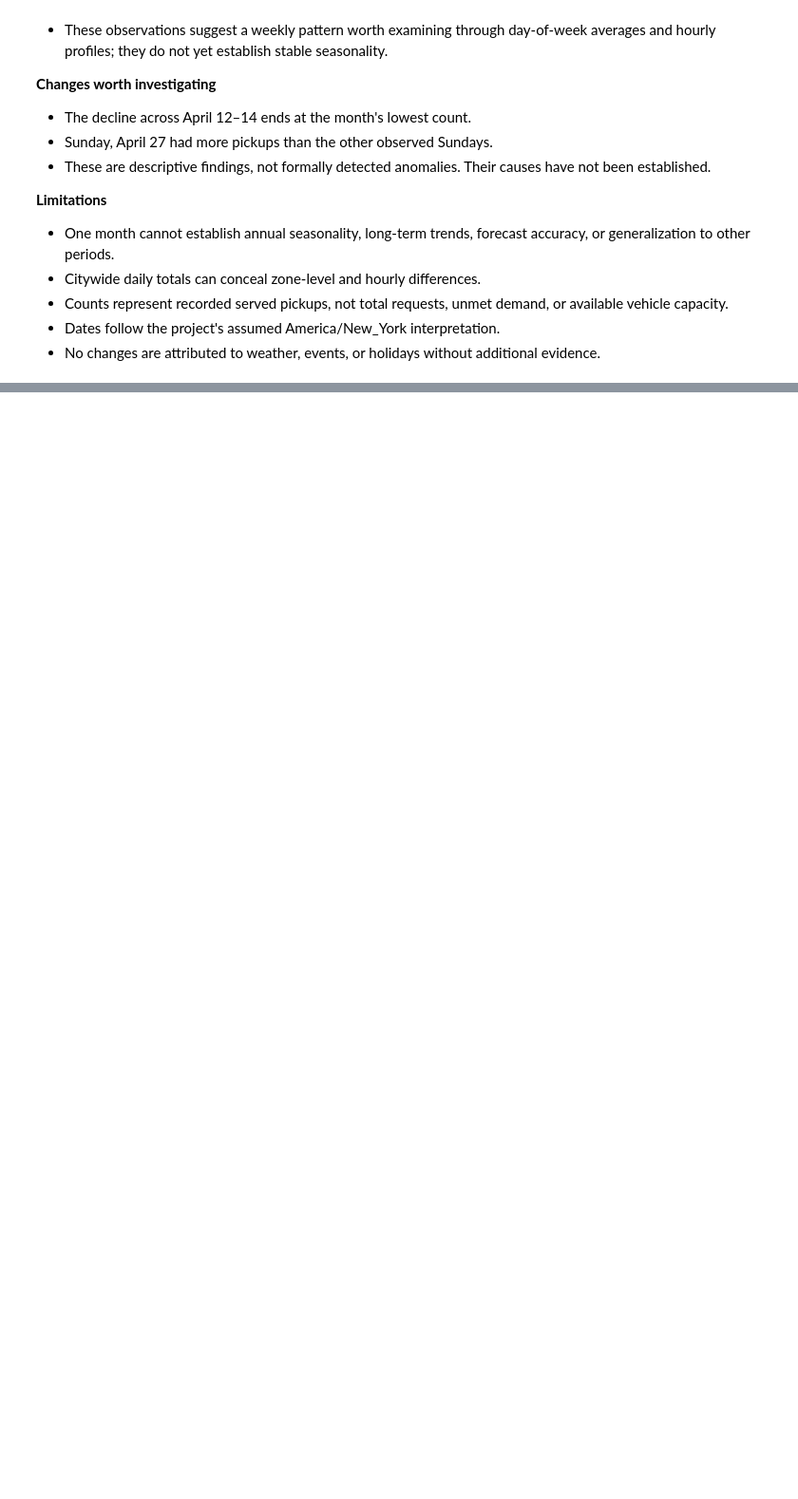
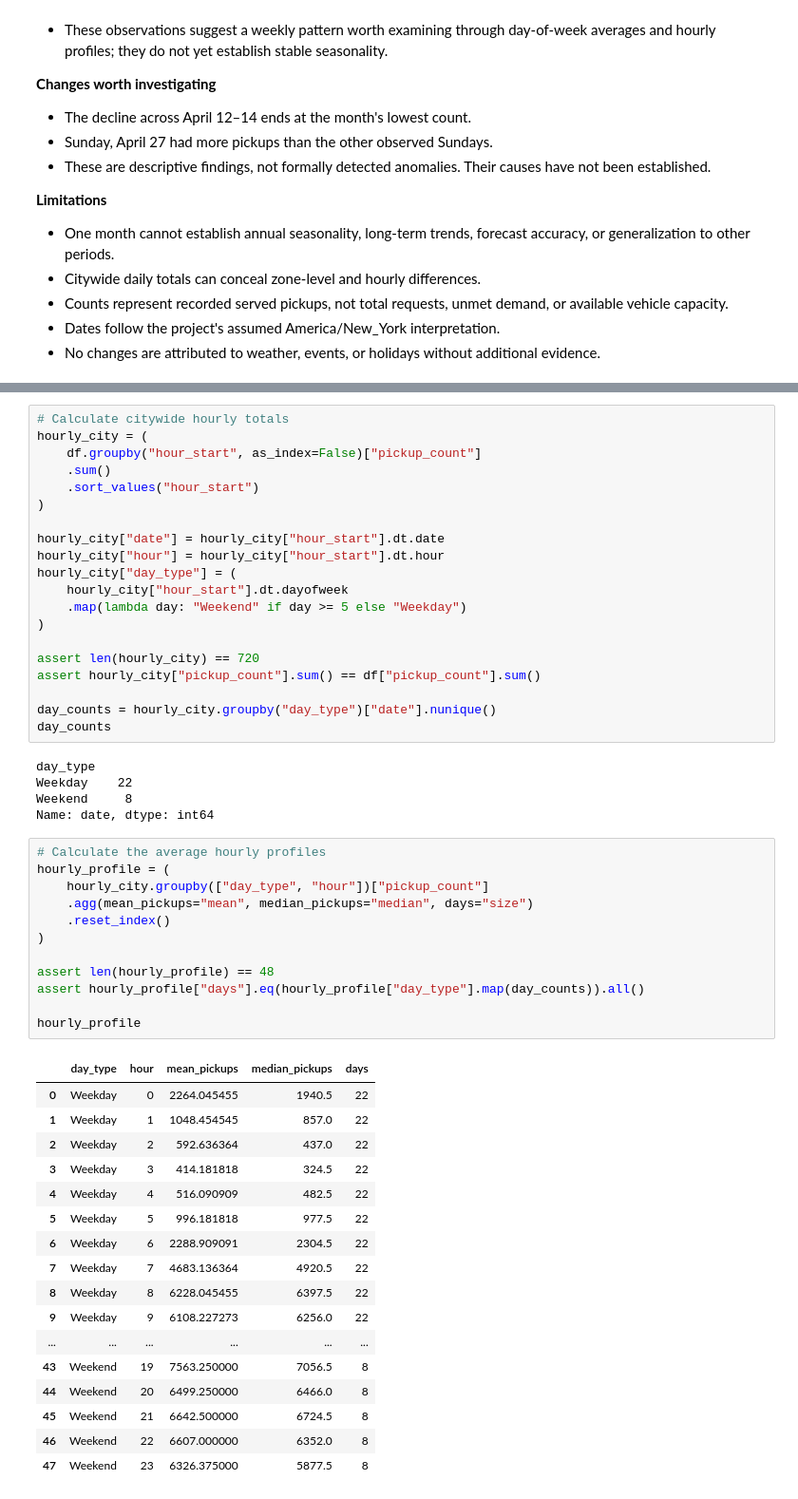
Before and after one commit to neehanthreddym/urban-mobility-demand-forecasting, a Jupyter notebook: notebooks/01_april_eda.ipynb, the cells around one changed output, grey strips where cells are left out. Shown at 95% size. Saved outputs shown, nothing was run; the diff lists cells and outputs as text; blank space fills up the shorter version.

```diff
--- a/notebooks/01_april_eda.ipynb
+++ b/notebooks/01_april_eda.ipynb
@@ -159,0 +170,55 @@ Lowest-count day: 2025-04-14  –  99545  pickups
+# %%
+# Calculate citywide hourly totals
+hourly_city = (
+    df.groupby("hour_start", as_index=False)["pickup_count"]
+    .sum()
+    .sort_values("hour_start")
+)
+
+hourly_city["date"] = hourly_city["hour_start"].dt.date
+hourly_city["hour"] = hourly_city["hour_start"].dt.hour
+hourly_city["day_type"] = (
+    hourly_city["hour_start"].dt.dayofweek
+    .map(lambda day: "Weekend" if day >= 5 else "Weekday")
+)
+
+assert len(hourly_city) == 720
+assert hourly_city["pickup_count"].sum() == df["pickup_count"].sum()
+
+day_counts = hourly_city.groupby("day_type")["date"].nunique()
+day_counts
+# %% [output]
+day_type
+Weekday    22
+Weekend     8
+Name: date, dtype: int64
+# %%
+# Calculate the average hourly profiles
+hourly_profile = (
+    hourly_city.groupby(["day_type", "hour"])["pickup_count"]
+    .agg(mean_pickups="mean", median_pickups="median", days="size")
+    .reset_index()
+)
+
+assert len(hourly_profile) == 48
+assert hourly_profile["days"].eq(hourly_profile["day_type"].map(day_counts)).all()
+
+hourly_profile
+# %% [output]
+|  | day_type | hour | mean_pickups | median_pickups | days |
+| 0 | Weekday | 0 | 2264.045455 | 1940.5 | 22 |
+| 1 | Weekday | 1 | 1048.454545 | 857.0 | 22 |
+| 2 | Weekday | 2 | 592.636364 | 437.0 | 22 |
+| 3 | Weekday | 3 | 414.181818 | 324.5 | 22 |
+| 4 | Weekday | 4 | 516.090909 | 482.5 | 22 |
+| 5 | Weekday | 5 | 996.181818 | 977.5 | 22 |
+| 6 | Weekday | 6 | 2288.909091 | 2304.5 | 22 |
+| 7 | Weekday | 7 | 4683.136364 | 4920.5 | 22 |
+| 8 | Weekday | 8 | 6228.045455 | 6397.5 | 22 |
+| 9 | Weekday | 9 | 6108.227273 | 6256.0 | 22 |
+| ... | ... | ... | ... | ... | ... |
+| 43 | Weekend | 19 | 7563.250000 | 7056.5 | 8 |
+| 44 | Weekend | 20 | 6499.250000 | 6466.0 | 8 |
+| 45 | Weekend | 21 | 6642.500000 | 6724.5 | 8 |
+| 46 | Weekend | 22 | 6607.000000 | 6352.0 | 8 |
+| 47 | Weekend | 23 | 6326.375000 | 5877.5 | 8 |
```
Also changed, not shown: parts of 4 cells of this notebook.
